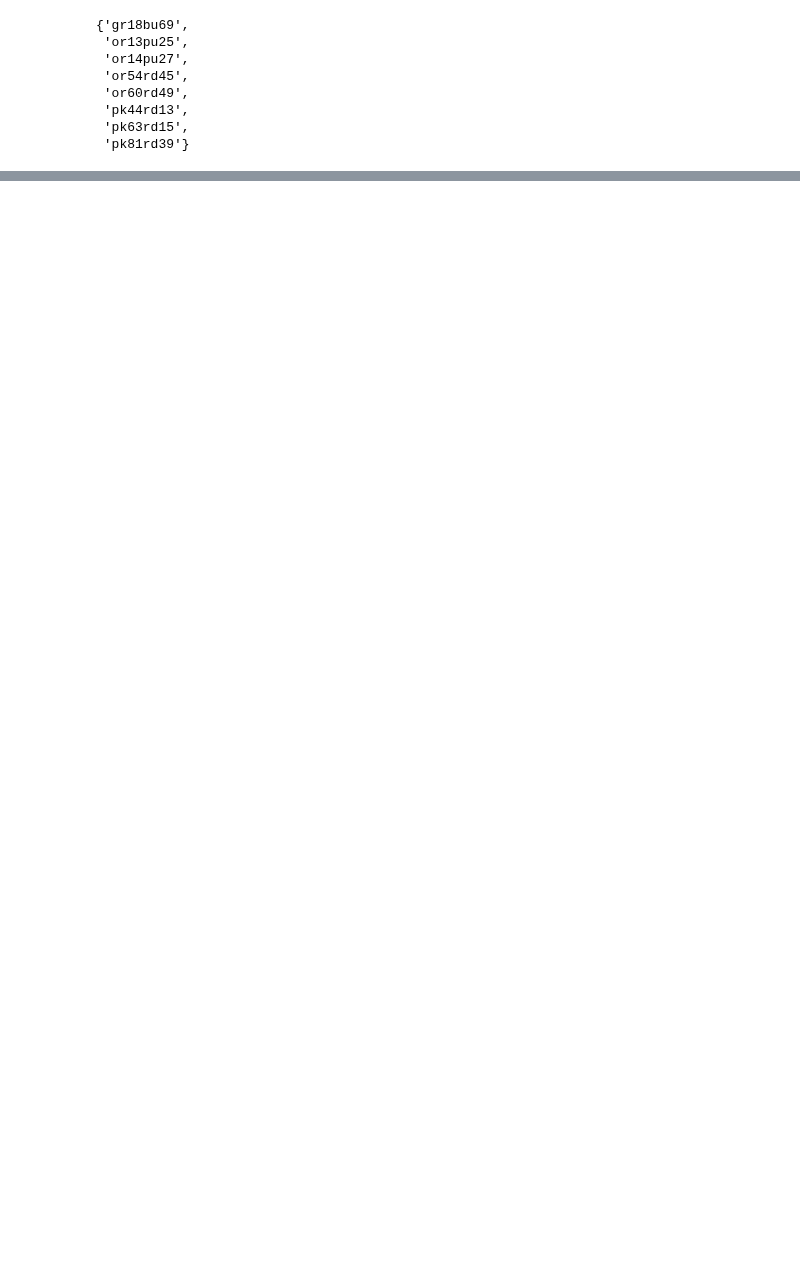
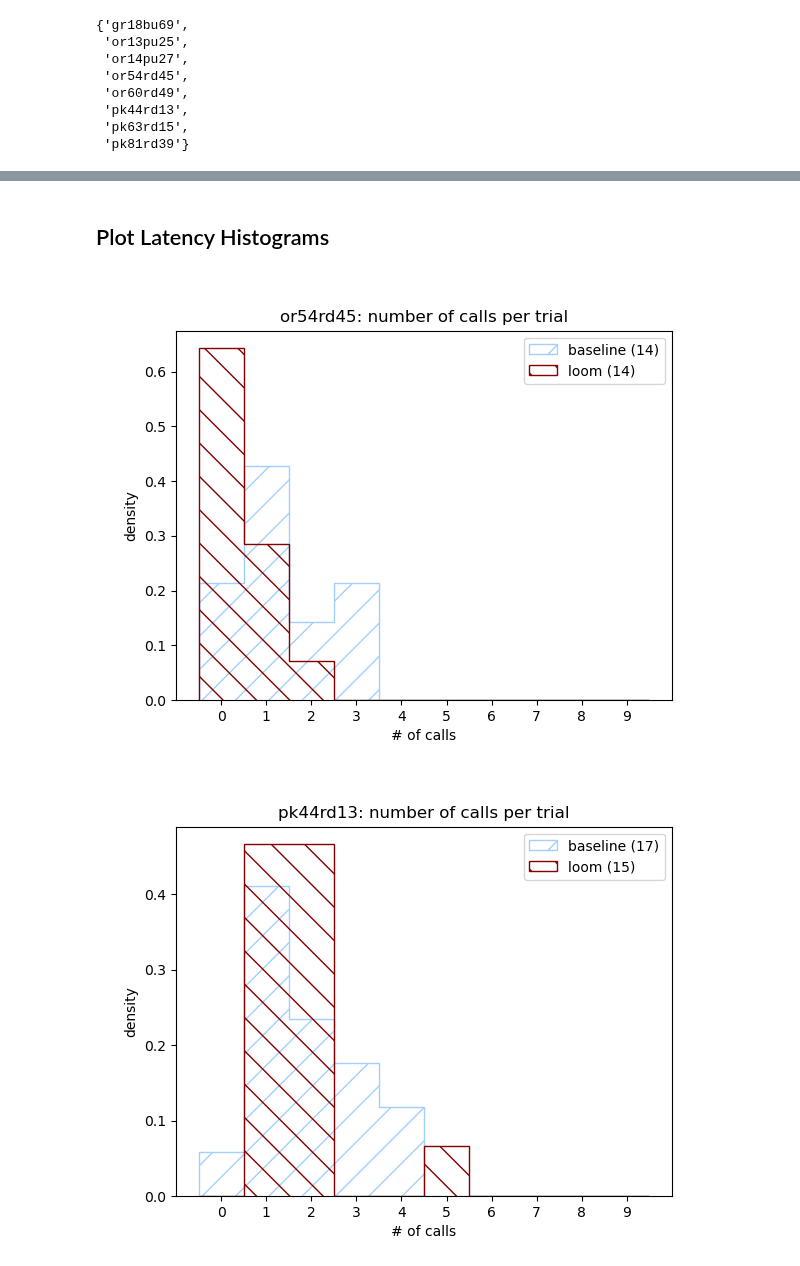
Before and after one commit to cirorandazzo/callback-analysis, a Jupyter notebook: callbacks.ipynb, the cells around one changed output, grey strips where cells are left out. Cells and saved outputs as stored; diff of their text form; code cells hidden in the pictures; blank space fills up the shorter version.

Commit message:
fix latency calc & add histogram plotting

```diff
--- a/callbacks.ipynb
+++ b/callbacks.ipynb
@@ -158,15 +166,21 @@ set(df.index.get_level_values(0))
 # %%
+%%capture
+# to prevent plot output
+
+
 %aimport utils.plot
 from utils.plot import plot_callback_raster
 
-
-save_folder = './data/figures'
+save_folder =  None
+# save_folder = './data/figures'
 
 stim_kwargs = dict(color='red', alpha=0.5)
 call_kwargs = dict(color='black', alpha=0.5)
 
-unique_conditions = list(set([a[0:3] for a in df.index]))  # all in df
+# every bird/day/block
+unique_conditions = list(set([a[0:3] for a in df.index]))
 
+## or select a subset
 # unique_conditions = [
 #     ('or14pu27', 1, 1),
 #     ('or14pu27', 2, 1),
@@ -174,7 +188,7 @@ unique_conditions = list(set([a[0:3] for a in df.index]))  # all in df
 #     ('or54rd45', 2, 1),
 # ]
 
-figs = {}
+# figs = {}
 
 for bird, day, block in unique_conditions:
 
@@ -197,6 +211,7 @@ for bird, day, block in unique_conditions:
 
     ax.set_xlim([-0.1, 3])
 
-    figs[title_str] = fig
+    # figs[title_str] = fig
 
-    fig.savefig(f'{save_folder}/{title_str}.png')
+    if save_folder is not None:
+        fig.savefig(f'{save_folder}/{title_str}.png')
@@ -216,0 +218,2 @@ for bird, day, block in unique_conditions:
+# %% [markdown]
+## Plot Latency Histograms
@@ -216,0 +263,43 @@ for bird, day, block in unique_conditions:
+# %%
+%%capture
+
+save_folder = None
+save_folder = "./data/callcount_histograms"
+# save_folder = './data/figures'
+
+from utils.plot import plot_group_hist
+
+for birdname in set(df.index.get_level_values(0)):
+
+    fig, ax = plt.subplots()
+
+    plot_group_hist(
+        df.loc[birdname],
+        field="n_calls",
+        grouping_level="day",
+        group_colors={1: "#a2cffe", 2: "#840000"},
+        alt_labels={1: "baseline", 2: "loom"},
+        ax=ax,
+        density=True,
+        ignore_nan=False,
+        histogram_kwargs={
+            "range": (-0.5, 9.5),
+            "bins": 10,
+        },
+        stair_kwargs={
+            1: {"hatch": "/"},
+            2: {"hatch": "\\"},
+        },
+    )
+
+    ax.set(
+        title=f"{birdname}: number of calls per trial",
+        xlabel="# of calls",
+        xticks=list(range(0, 10)),
+    )
+
+    if save_folder is not None:
+        fig.savefig(f"{save_folder}/{birdname}-latency-b1.png")
+# %% [output]
+[figure, added]
+[figure, added]
```
Also changed, not shown: parts of 8 cells of this notebook, 3 other files.
